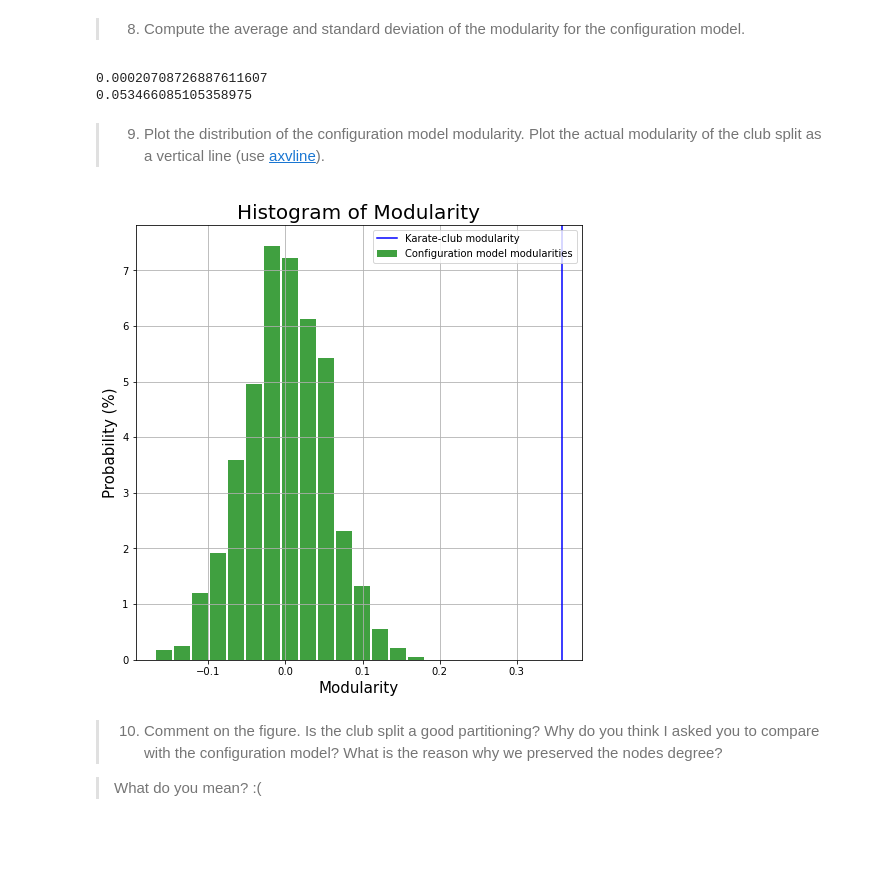
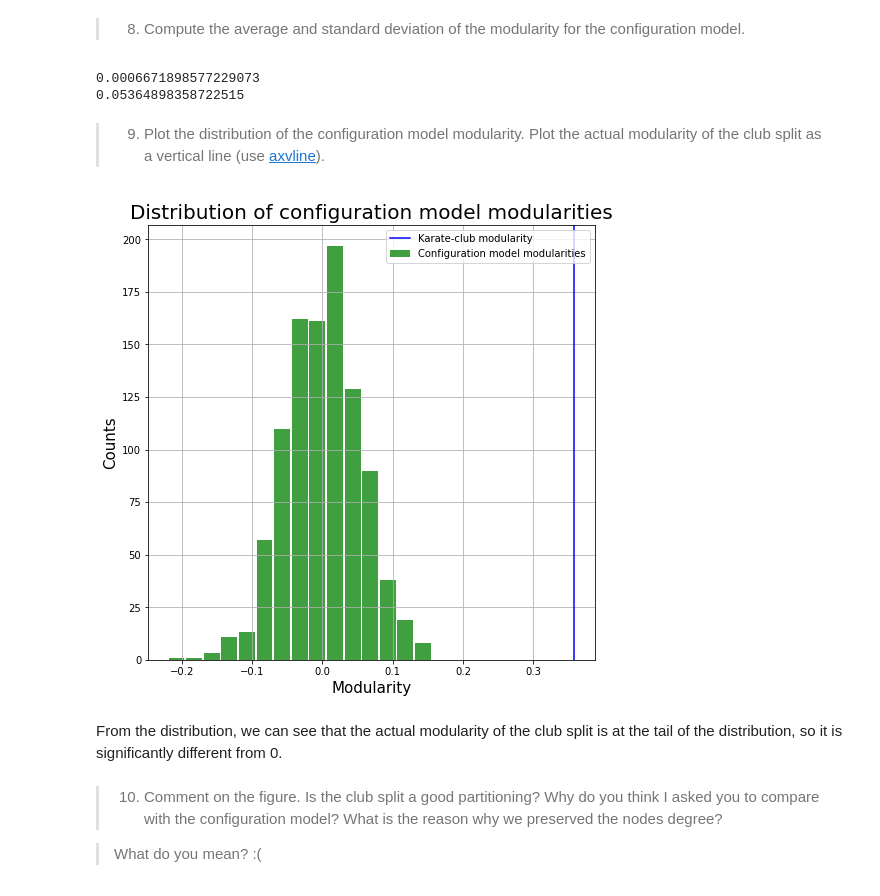
Before and after one commit to TECH-yufu/comsocsci2022-assignment-2, a Jupyter notebook: Assignment2.ipynb, the cells around one changed output. Cells and saved outputs as stored; diff of their text form; code cells hidden in the pictures; blank space fills up the shorter version.

```diff
--- a/Assignment2.ipynb
+++ b/Assignment2.ipynb
@@ -189,6 +160,3 @@ for i in range(len(df2)):
     if stock not in document_dic.keys():
         document_dic[stock] = []
     document_dic[stock].extend(df2['token'].iloc[i])
-
-    if i % 10000 == 0:
-        print(i)
@@ -691,24 +653,26 @@ import matplotlib.pyplot as plt
 print(np.mean(random_G_list))
 print(np.std(random_G_list))
 # %% [output]
-0.00020708726887611607
-0.053466085105358975
+0.0006671898577229073
+0.05364898358722515
 # %% [markdown]
 > 9. Plot the distribution of the configuration model modularity. Plot the actual modularity of the club split as a vertical line (use [axvline](https://matplotlib.org/stable/api/_as_gen/matplotlib.pyplot.axvline.html)).
 # %%
 import matplotlib.pyplot as plt
 
 plt.figure(figsize=(8,8))
-n, bins, patch = plt.hist(random_G_list, 15, density=True, facecolor='g', alpha=0.75, label = 'Configuration model modularities',rwidth=0.9)
+n, bins, patch = plt.hist(random_G_list, 15, density=False, facecolor='g', alpha=0.75, label = 'Configuration model modularities',rwidth=0.9)
 plt.xlabel('Modularity', size=15)
-plt.ylabel('Probability (%)', size=15)
-plt.title('Histogram of Modularity', size=20)
+plt.ylabel('Counts', size=15)
+plt.title('Distribution of configuration model modularities', size=20)
 plt.grid(True)
 plt.axvline(x=computeModularity(G,'club'), ymin=0, ymax=1, color = 'b', label = 'Karate-club modularity')
 plt.legend()
 plt.show()
 # %% [output]
-[figure, old version]
+[figure, new version]
+# %% [markdown]
+From the distribution, we can see that the actual modularity of the club split is at the tail of the distribution, so it is significantly different from 0.
 # %% [markdown]
 > 10. Comment on the figure. Is the club split a good partitioning? Why do you think I asked you to compare with the configuration model? What is the reason why we preserved the nodes degree?
 
```
Also changed, not shown: parts of 30 cells of this notebook, 4 other files.
